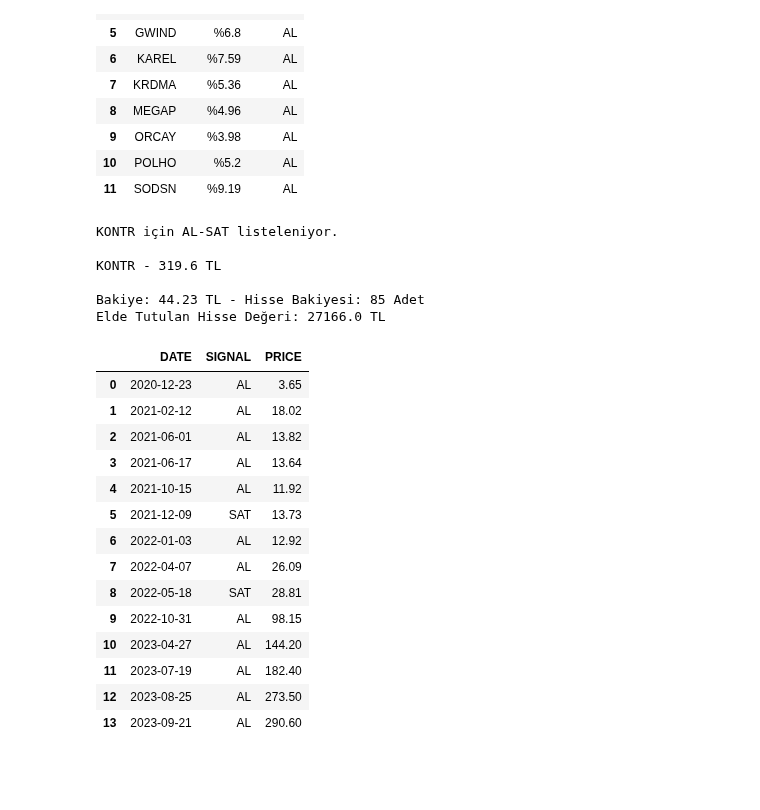
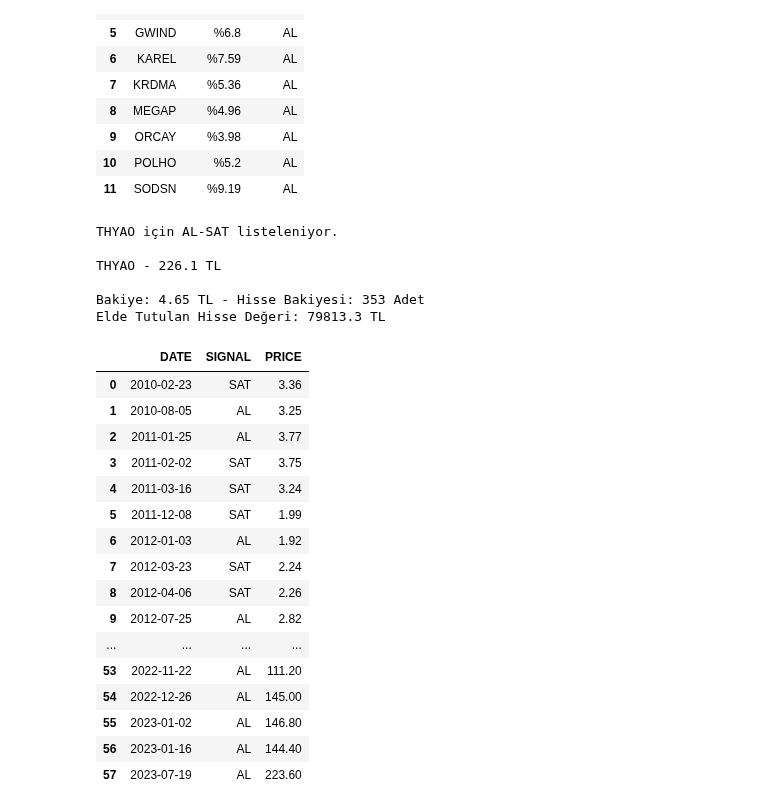
Before and after one commit to erendagasan/Eren-Dagasan-Personal, a Jupyter notebook: UI_DENEME.ipynb, the cells around one changed output. Drawn from its saved outputs; the diff is of its cells as text; code cells hidden in the pictures; blank space fills up the shorter version.

```diff
--- a/UI_DENEME.ipynb
+++ b/UI_DENEME.ipynb
@@ -917,8 +917,11 @@ whole_df.style.apply(color_boolean, axis=1)
 | 11 | SODSN | %9.19 | AL |
 # %%
 #@title Hisse özelinde sinyal geçmişi (RSI-MACD-EMA-VOLUME)
-#@markdown İlk AL sinyalinde alım yapar. İlk SAT sinyalinde satar.
-hisse_adi = "kontr" # @param {type:"string"}
+#@markdown * İlk AL sinyalinde alım yapar. İlk SAT sinyalinde satar.
+#@markdown * Bakiye başlangıcı 1000 TL.
+#@markdown * Tarama başlangıcı 01-01-2010.
+
+hisse_adi = "THYAO" # @param {type:"string"}
 import requests
 from bs4 import BeautifulSoup
 from datetime import datetime, timedelta
@@ -980,48 +983,50 @@ try:
       balance = balance + stock_balance*row["PRICE"]
       stock_balance = 0
 
 
 except:
   print("HATA")
 
 clear_output()
 def color_boolean(row):
     color = ''
     if row["SIGNAL"] == "AL":
       color = 'green'
     else:
       color='red'
     return ['background-color: %s' % color] * len(row)
 
 print(f"{stock} için AL-SAT listeleniyor.\n")
 
 stock_closing_price = data["Close"].iloc[-1]
 print(f"{stock} - {round(stock_closing_price, 2)} TL\n")
 print(f"Bakiye: {round(balance,2)} TL - Hisse Bakiyesi: {round(stock_balance,2)} Adet")
 if stock_balance > 0:
   print(f"Elde Tutulan Hisse Değeri: {round(stock_closing_price*stock_balance, 2)} TL\n")
 
 signal_df.reset_index(drop=True, inplace=True)
 signal_df.style.apply(color_boolean, axis=1).format({col: "{:.2f}" for col in signal_df.select_dtypes(include='float').columns})
 # %% [output]
-KONTR için AL-SAT listeleniyor.
+THYAO için AL-SAT listeleniyor.
 
-KONTR - 319.6 TL
+THYAO - 226.1 TL
 
-Bakiye: 44.23 TL - Hisse Bakiyesi: 85 Adet
-Elde Tutulan Hisse Değeri: 27166.0 TL
+Bakiye: 4.65 TL - Hisse Bakiyesi: 353 Adet
+Elde Tutulan Hisse Değeri: 79813.3 TL
 |  | DATE | SIGNAL | PRICE |
-| 0 | 2020-12-23 | AL | 3.65 |
-| 1 | 2021-02-12 | AL | 18.02 |
-| 2 | 2021-06-01 | AL | 13.82 |
-| 3 | 2021-06-17 | AL | 13.64 |
-| 4 | 2021-10-15 | AL | 11.92 |
-| 5 | 2021-12-09 | SAT | 13.73 |
-| 6 | 2022-01-03 | AL | 12.92 |
-| 7 | 2022-04-07 | AL | 26.09 |
-| 8 | 2022-05-18 | SAT | 28.81 |
-| 9 | 2022-10-31 | AL | 98.15 |
-| 10 | 2023-04-27 | AL | 144.20 |
-| 11 | 2023-07-19 | AL | 182.40 |
-| 12 | 2023-08-25 | AL | 273.50 |
-| 13 | 2023-09-21 | AL | 290.60 |
+| 0 | 2010-02-23 | SAT | 3.36 |
+| 1 | 2010-08-05 | AL | 3.25 |
+| 2 | 2011-01-25 | AL | 3.77 |
+| 3 | 2011-02-02 | SAT | 3.75 |
+| 4 | 2011-03-16 | SAT | 3.24 |
+| 5 | 2011-12-08 | SAT | 1.99 |
+| 6 | 2012-01-03 | AL | 1.92 |
+| 7 | 2012-03-23 | SAT | 2.24 |
+| 8 | 2012-04-06 | SAT | 2.26 |
+| 9 | 2012-07-25 | AL | 2.82 |
+| ... | ... | ... | ... |
+| 53 | 2022-11-22 | AL | 111.20 |
+| 54 | 2022-12-26 | AL | 145.00 |
+| 55 | 2023-01-02 | AL | 146.80 |
+| 56 | 2023-01-16 | AL | 144.40 |
+| 57 | 2023-07-19 | AL | 223.60 |
```
